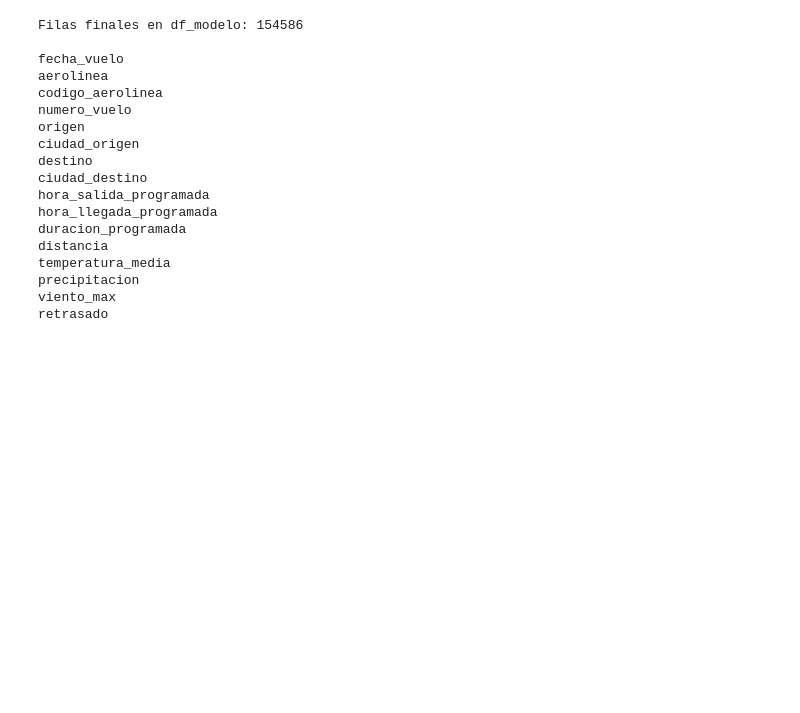
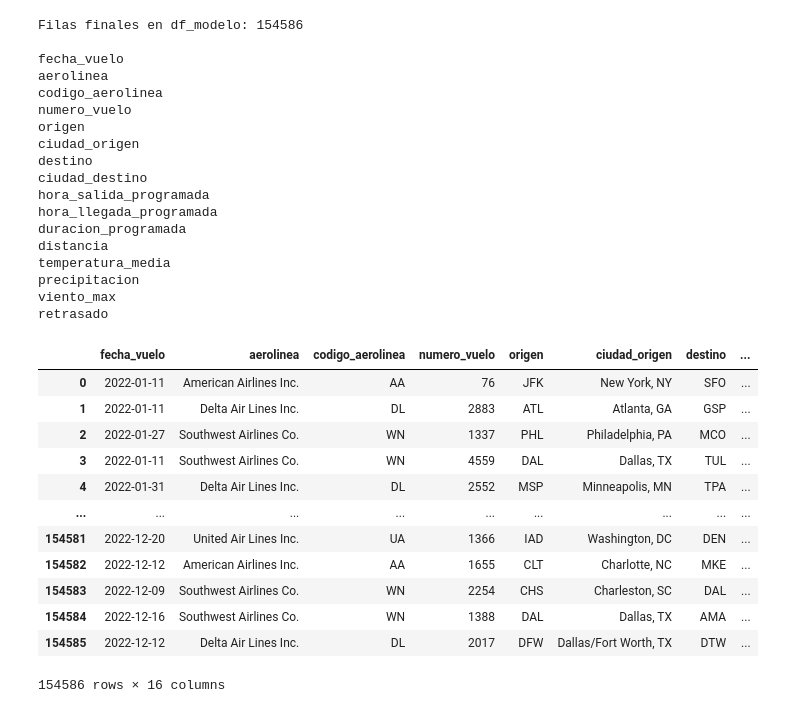
Before and after one commit to Guadacarro/TP_IA, a Jupyter notebook: 2. armar_pre_abt.ipynb, the cells around one changed output. Cells and saved outputs as stored; diff of their text form; code cells hidden in the pictures; blank space fills up the shorter version.

```diff
--- a/2. armar_pre_abt.ipynb
+++ b/2. armar_pre_abt.ipynb
@@ -255,3 +266,19 @@ temperatura_media
 precipitacion
 viento_max
 retrasado
+# %%
+df_modelo
+# %% [output]
+|  | fecha_vuelo | aerolinea | codigo_aerolinea | numero_vuelo | origen | ciudad_origen | destino | ... |
+| 0 | 2022-01-11 | American Airlines Inc. | AA | 76 | JFK | New York, NY | SFO | ... |
+| 1 | 2022-01-11 | Delta Air Lines Inc. | DL | 2883 | ATL | Atlanta, GA | GSP | ... |
+| 2 | 2022-01-27 | Southwest Airlines Co. | WN | 1337 | PHL | Philadelphia, PA | MCO | ... |
+| 3 | 2022-01-11 | Southwest Airlines Co. | WN | 4559 | DAL | Dallas, TX | TUL | ... |
+| 4 | 2022-01-31 | Delta Air Lines Inc. | DL | 2552 | MSP | Minneapolis, MN | TPA | ... |
+| ... | ... | ... | ... | ... | ... | ... | ... | ... |
+| 154581 | 2022-12-20 | United Air Lines Inc. | UA | 1366 | IAD | Washington, DC | DEN | ... |
+| 154582 | 2022-12-12 | American Airlines Inc. | AA | 1655 | CLT | Charlotte, NC | MKE | ... |
+| 154583 | 2022-12-09 | Southwest Airlines Co. | WN | 2254 | CHS | Charleston, SC | DAL | ... |
+| 154584 | 2022-12-16 | Southwest Airlines Co. | WN | 1388 | DAL | Dallas, TX | AMA | ... |
+| 154585 | 2022-12-12 | Delta Air Lines Inc. | DL | 2017 | DFW | Dallas/Fort Worth, TX | DTW | ... |
+154586 rows × 16 columns
```
Also changed, not shown: parts of 4 cells of this notebook, 2 other files.
